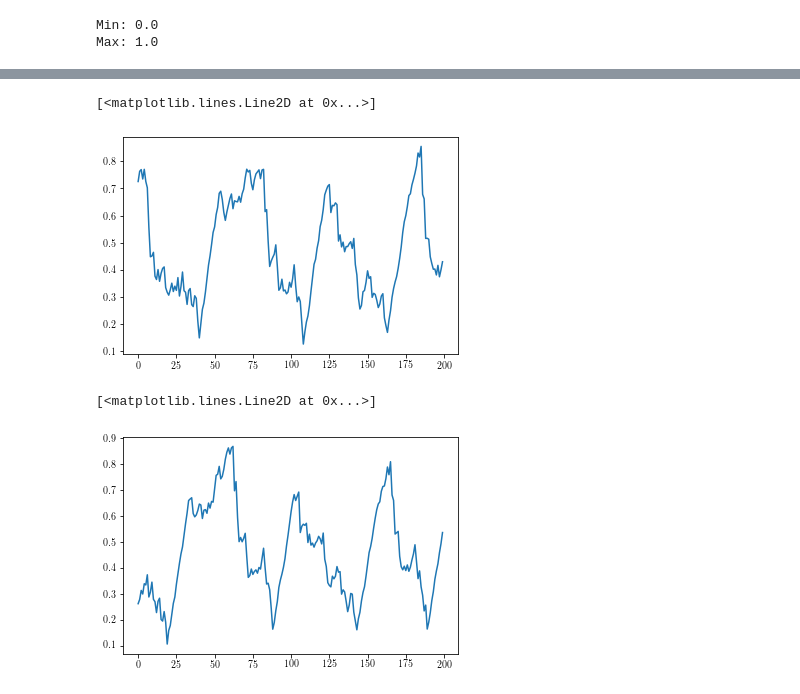
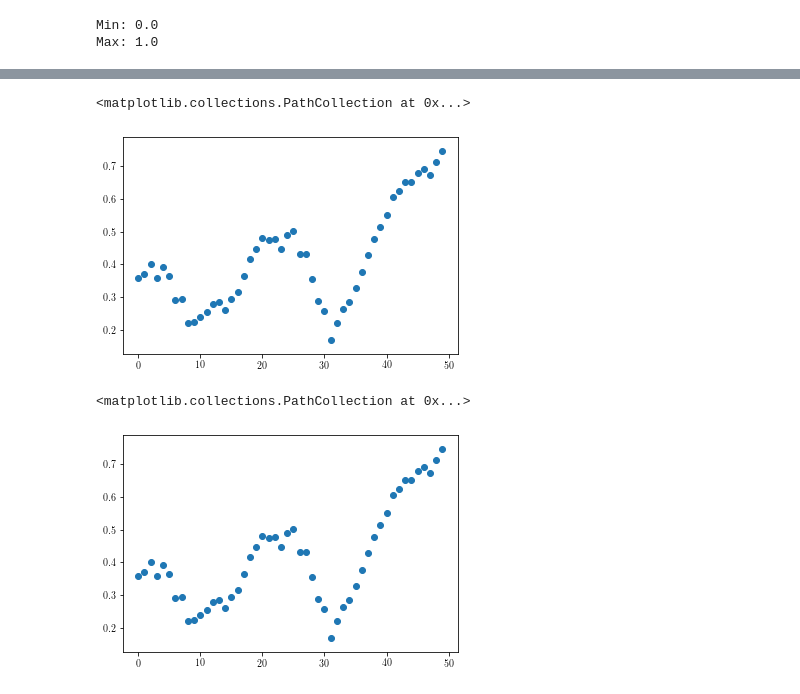
Before and after one commit to VasilievArtyom/PredictiveMaintenance, a Jupyter notebook: private/Vasiliev/neural/neural_predict.ipynb, the cells around one changed output, grey strips where cells are left out. Saved outputs shown, nothing was run; the diff lists cells and outputs as text; code cells hidden in the pictures.

```diff
--- a/private/Vasiliev/neural/neural_predict.ipynb
+++ b/private/Vasiliev/neural/neural_predict.ipynb
@@ -140,5 +141,5 @@ inData.shape
 # %%
-outData = agmntdT[:,predictSteps:-cutFromTail,:]
+outData = np.expand_dims(agmntdT[:,predictSteps:-cutFromTail,outputBlockId], axis=2)
 # %%
 outData.shape
 # %% [output]
@@ -180,7 +172,7 @@ num_data
 # %% [output]
 2321
 # %%
-train_split = 0.9
+train_split = 0.73
 # %%
 num_train = int(train_split * num_data)
 num_train
@@ -255,12 +247,12 @@ def batch_generator(batch_size, sequence_length):
             idaugmnt = np.random.randint(agmntCount)
 
             # Copy the sequences of data starting at this index.
-            in_batch[i] = inData_train[idaugmnt, idx:idx+sequence_length]
-            out_batch[i] = outData_train[idaugmnt, idx:idx+sequence_length]
+            in_batch[i] = inData_train[idaugmnt, idx:idx+sequence_length,:]
+            out_batch[i] = outData_train[idaugmnt, idx:idx+sequence_length,:]
 
         yield (in_batch, out_batch)
 # %%
-batch_size = 256
+batch_size = 400
 # %%
 sequence_length=200
 # %%
@@ -277,17 +269,17 @@ print(out_batch.shape)
 # %%
 batch = 0   # First sequence in the batch.
-signal = 1  # First signal from the 20 input-signals.
-seq = in_batch[batch, :, signal]
-plt.plot(seq)
+signal = 1  # First signal from the 21 input-signals.
+seq = in_batch[batch,predictSteps:predictSteps+50, signal]
+plt.scatter(np.arange(0, len(seq)), seq)
 # %% [output]
-[<matplotlib.lines.Line2D at 0x...>]
+<matplotlib.collections.PathCollection at 0x...>
-[figure, old version]
+[figure, new version]
 # %%
-seq = out_batch[batch, :, signal]
-plt.plot(seq)
+seq = out_batch[batch, 0:50, 0]
+plt.scatter(np.arange(0, len(seq)),seq)
 # %% [output]
-[<matplotlib.lines.Line2D at 0x...>]
+<matplotlib.collections.PathCollection at 0x...>
-[figure, old version]
+[figure, new version]
 # %%
 validation_data = (np.expand_dims(inData_test[0,:,:], axis=0),
                    np.expand_dims(outData_test[0,:,:], axis=0))
```
Also changed, not shown: parts of 21 cells of this notebook, 2 other files.
